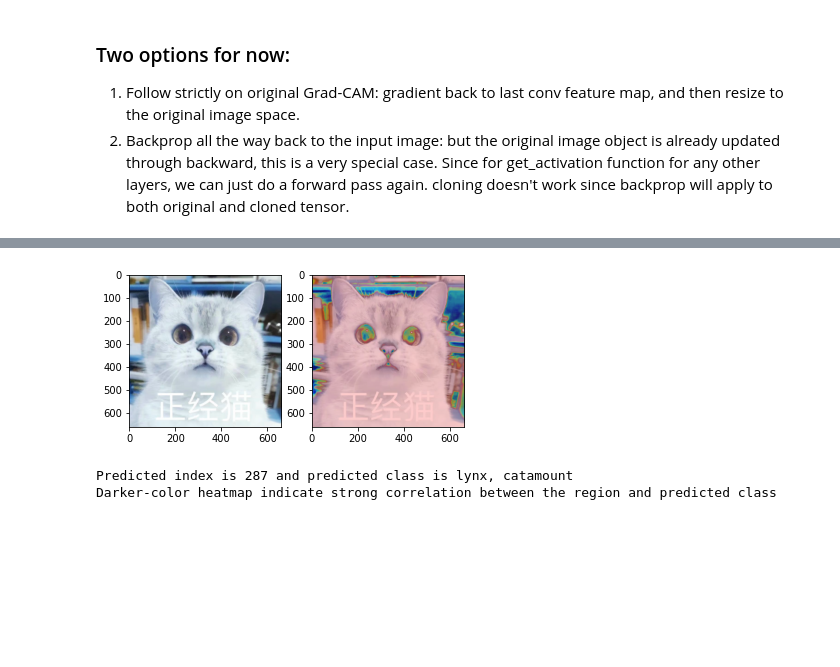
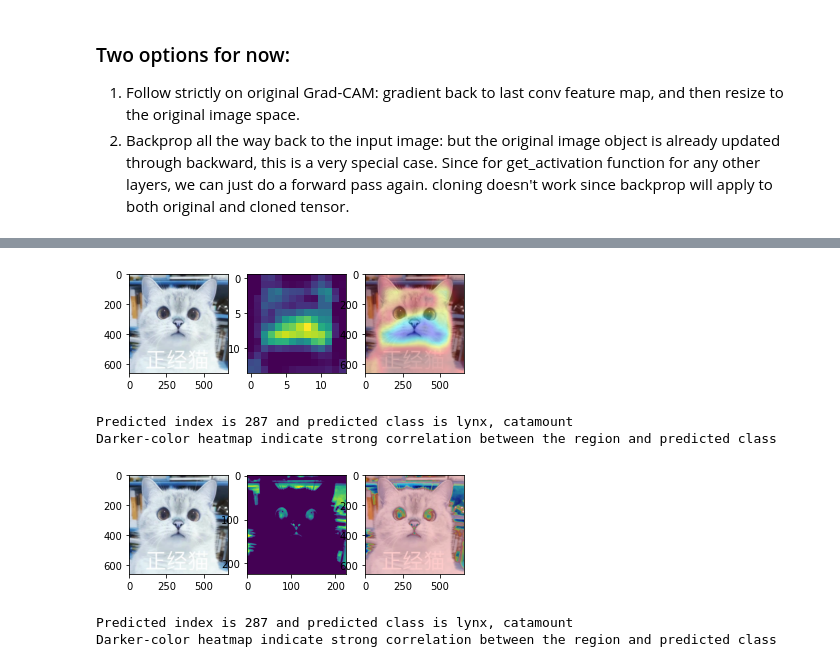
Before and after one commit to MichaelYxWang/CrossExplain, a Jupyter notebook: gradcam_torch_cv.ipynb, the cells around one changed output, grey strips where cells are left out. Cells and saved outputs as stored; diff of their text form; code cells hidden in the pictures; blank space fills up the shorter version.

```diff
--- a/gradcam_torch_cv.ipynb
+++ b/gradcam_torch_cv.ipynb
@@ -121,7 +121,7 @@ class VGGExplain(nn.Module):
     # method for the activation exctraction
     def get_activations(self, x):
         if self.visualization == "gradcam":
-          return self.features_conv(x)
+          return self.features_conv(x).detach().cpu().numpy()
         elif self.visualization == "raw":
           return self.raw_input
         else:
@@ -191,20 +200,12 @@ plt.matshow(heatmap.squeeze())
-# %%
-plot_image = cv2.imread(image_path)
-updated_heatmap = cv2.resize(np.array(heatmap), (plot_image.shape[1], plot_image.shape[0]))
-updated_heatmap = np.uint8(255 * updated_heatmap)
-updated_heatmap = cv2.applyColorMap(updated_heatmap, cv2.COLORMAP_JET)
-superimposed_img = updated_heatmap *0.5 + plot_image
-
-f = plt.figure()
-f.add_subplot(1, 2, 1)
-plt.imshow(plot_image)
-f.add_subplot(1, 2, 2)
-plt.imshow(superimposed_img / np.max(superimposed_img))
-plt.show(block=True)
-
-print("Predicted index is", index, "and predicted class is", idx2label[index])
-print("Darker-color heatmap indicate strong correlation between the region and predicted class")
-# %% [output]
-[figure, removed]
-Predicted index is 287 and predicted class is lynx, catamount
-Darker-color heatmap indicate strong correlation between the region and predicted class
+# %%
+vision_visualize(image_path, VGGExplain, "gradcam")
+# %% [output]
+[figure, added]
+Predicted index is 287 and predicted class is lynx, catamount
+Darker-color heatmap indicate strong correlation between the region and predicted class
+# %%
+vision_visualize(image_path, VGGExplain, "raw")
+# %% [output]
+[figure, added]
+Predicted index is 287 and predicted class is lynx, catamount
+Darker-color heatmap indicate strong correlation between the region and predicted class
```
Also changed, not shown: parts of 5 cells of this notebook.
